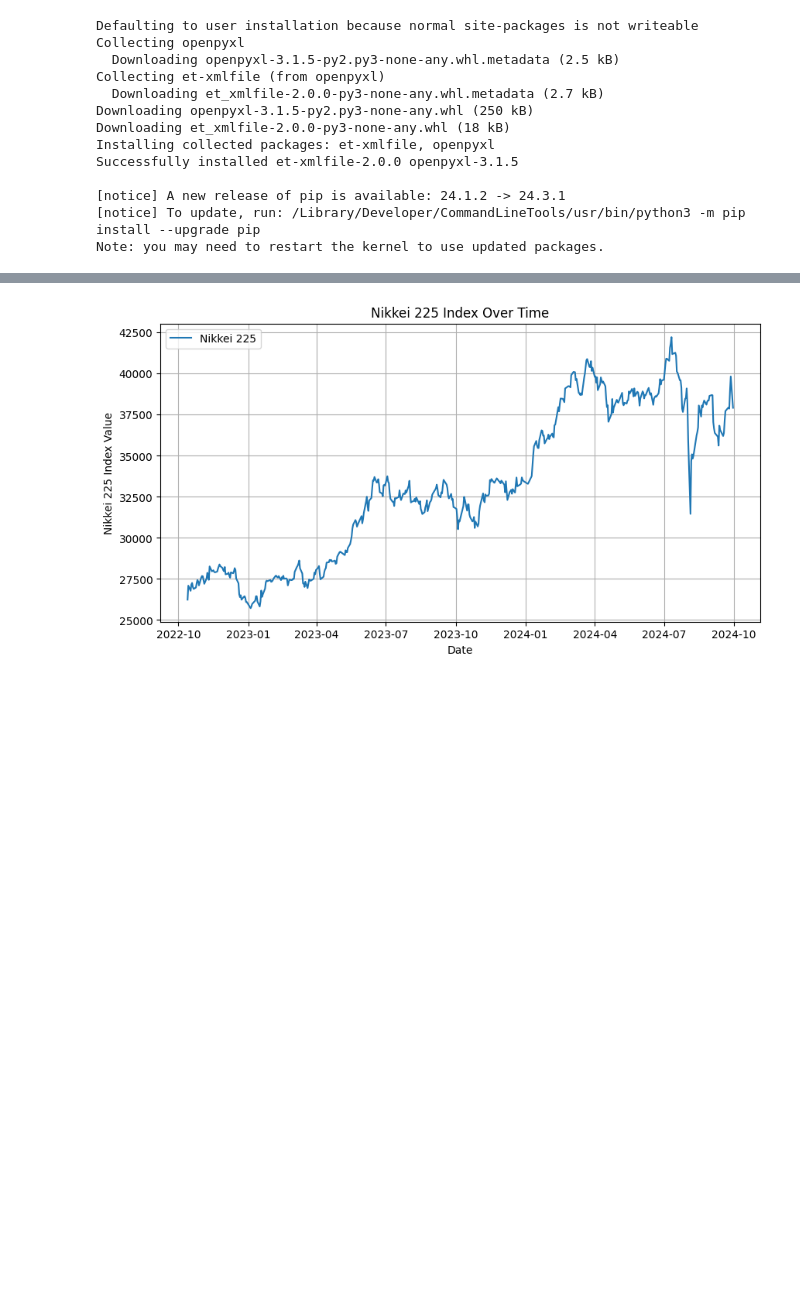
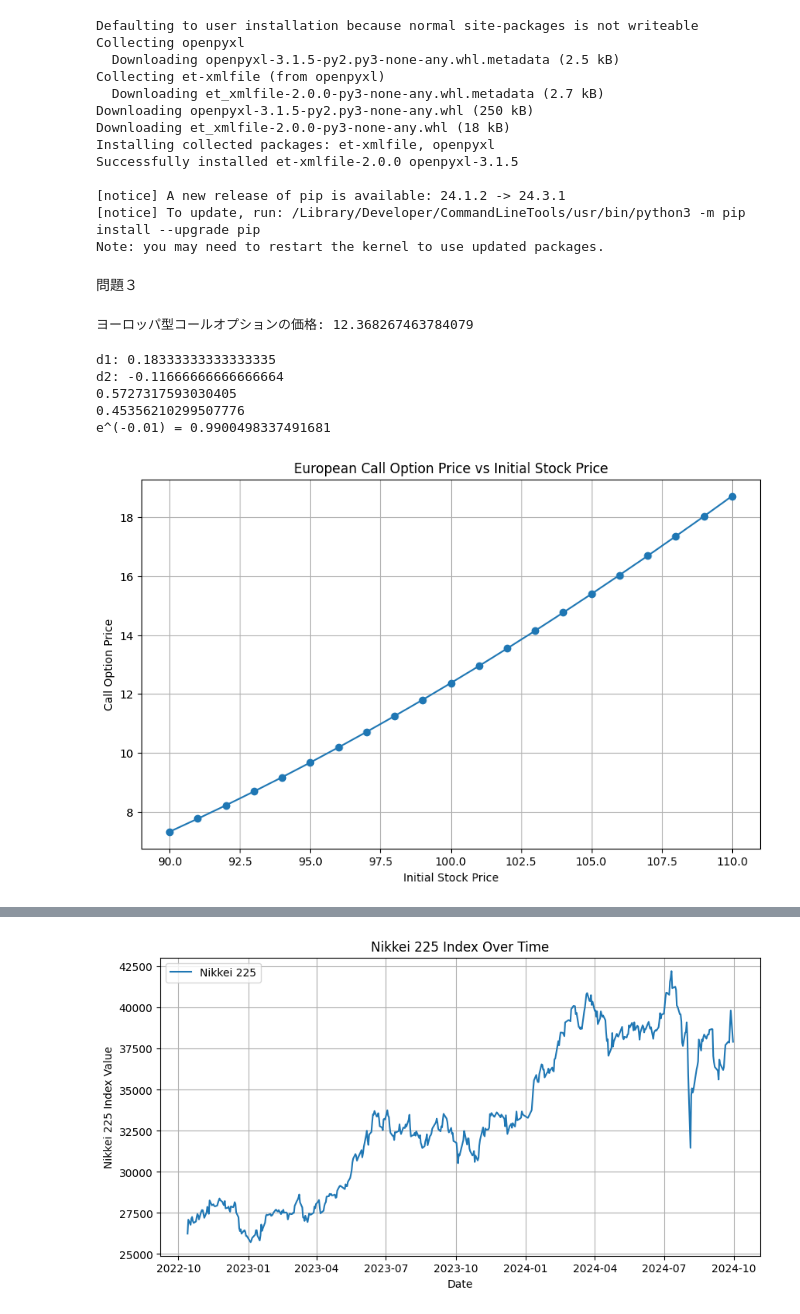
Before and after one commit to ryuki95/research, a Jupyter notebook: stprocess1.ipynb, the cells around one changed output, grey strips where cells are left out. Saved outputs shown, nothing was run; the diff lists cells and outputs as text; code cells hidden in the pictures; blank space fills up the shorter version.

```diff
--- a/stprocess1.ipynb
+++ b/stprocess1.ipynb
@@ -18,3 +18,59 @@ Note: you may need to restart the kernel to use updated packages.
 import pandas as pd
 import numpy as np
 import matplotlib.pyplot as plt
+# %% [markdown]
+問題３
+# %%
+# パラメータの設定
+S0 = 100        # 初期株価
+K = 100         # 行使価格
+T = 1           # 満期（年数）
+r = 0.01        # リスクフリーレート（無リスク金利）
+sigma = 0.3     # ボラティリティ
+
+# Black-Scholesの公式を計算する関数
+def black_scholes_call(S0, K, T, r, sigma):
+    d1 = (np.log(S0 / K) + (r + 0.5 * sigma**2) * T) / (sigma * np.sqrt(T))
+    d2 = d1 - sigma * np.sqrt(T)
+    call_price = S0 * norm.cdf(d1) - K * np.exp(-r * T) * norm.cdf(d2)
+    return call_price
+
+# コールオプション価格の計算
+call_price = black_scholes_call(S0, K, T, r, sigma)
+print("ヨーロッパ型コールオプションの価格:", call_price)
+# %% [output]
+ヨーロッパ型コールオプションの価格: 12.368267463784079
+# %%
+def d(S0, K, T, r, sigma):
+    d1 = (np.log(S0 / K) + (r + 0.5 * sigma**2) * T) / (sigma * np.sqrt(T))
+    d2 = d1 - sigma * np.sqrt(T)
+    return d1, d2
+
+d1, d2 = d(S0, K, T, r, sigma)
+print("d1:", d1)
+print("d2:", d2)
+print(norm.cdf(d1))
+print(norm.cdf(d2))
+
+print("e^(-0.01) =", np.exp(-0.01))
+# %% [output]
+d1: 0.18333333333333335
+d2: -0.11666666666666664
+0.5727317593030405
+0.45356210299507776
+e^(-0.01) = 0.9900498337491681
+# %%
+# 初期株価を90から110まで1刻みで変化
+initial_prices = np.arange(90, 111, 1)
+call_prices = [black_scholes_call(S0, K, T, r, sigma) for S0 in initial_prices]
+
+# グラフのプロット
+plt.figure(figsize=(10, 6))
+plt.plot(initial_prices, call_prices, marker='o')
+plt.title("European Call Option Price vs Initial Stock Price")
+plt.xlabel("Initial Stock Price")
+plt.ylabel("Call Option Price")
+plt.grid(True)
+plt.show()
+# %% [output]
+[figure, added]
```
Also changed, not shown: parts of 2 cells of this notebook.
